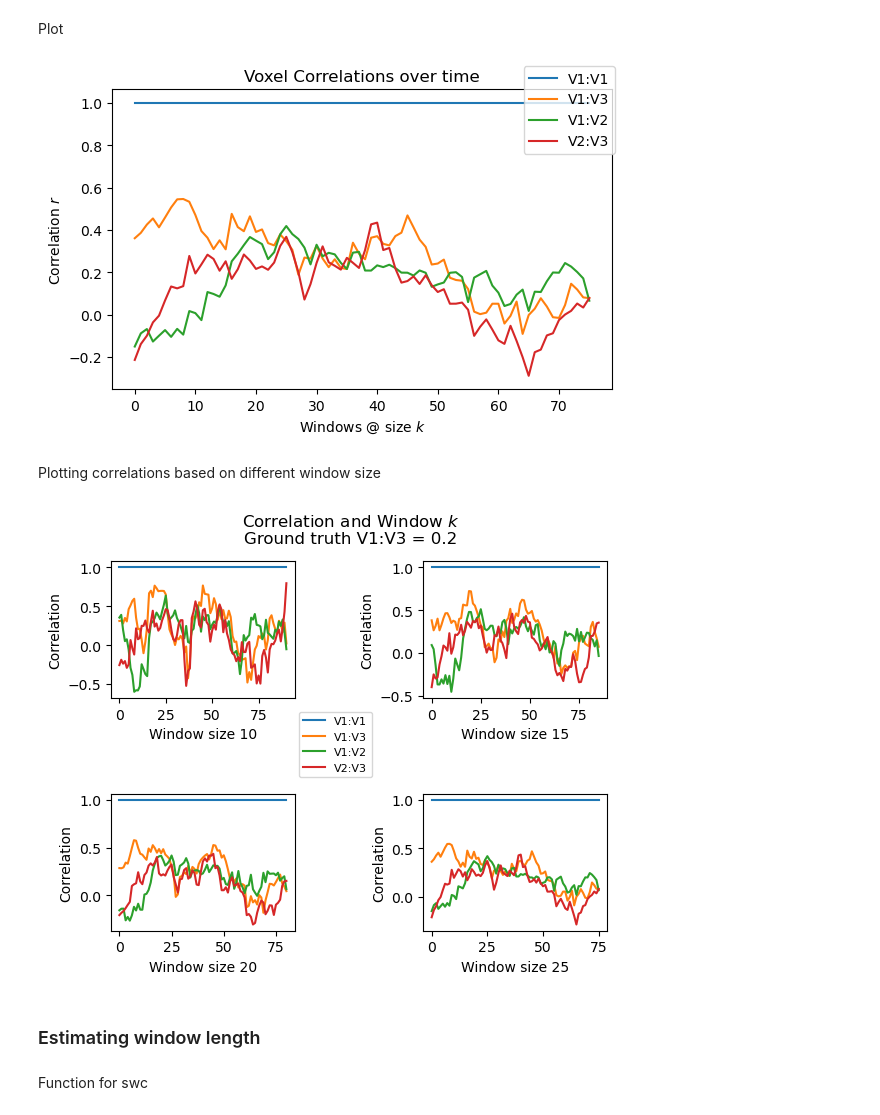
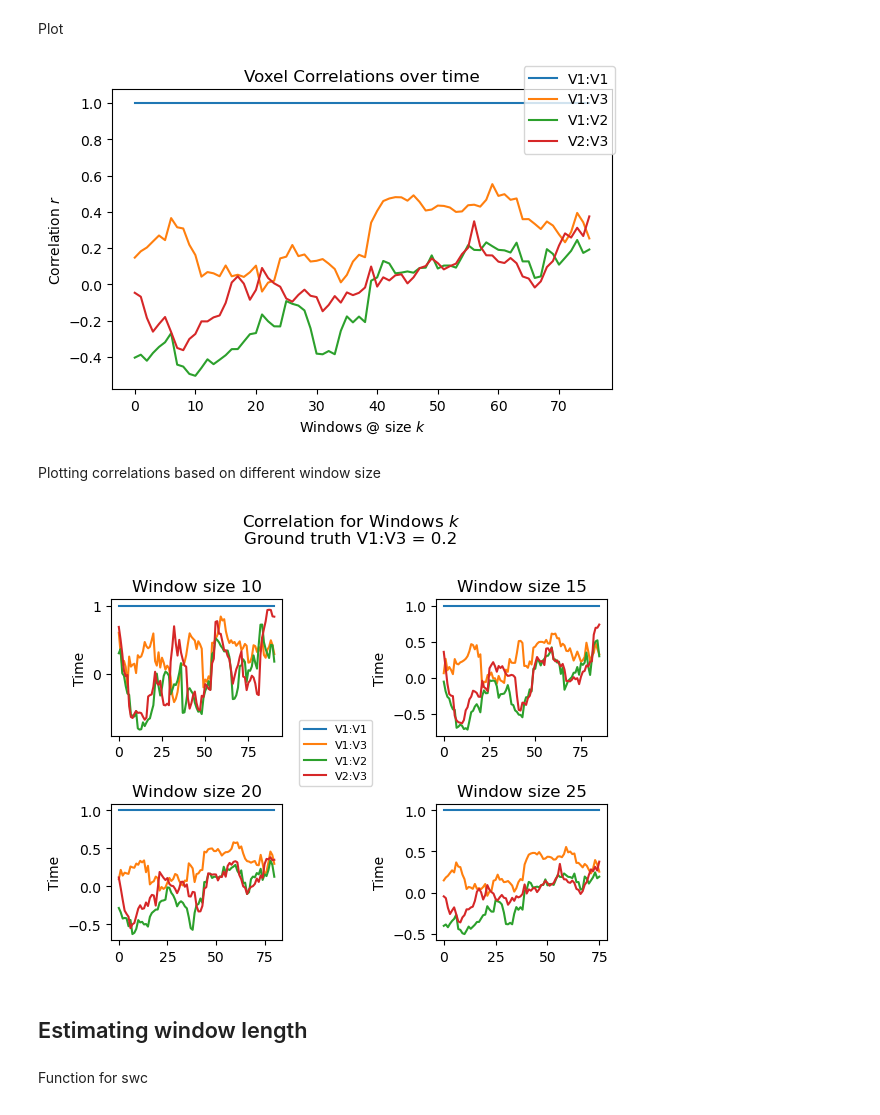
Before and after one commit to w-decker/SNL23_plots, a Jupyter notebook: plotting.ipynb, the cells around one changed output. Drawn from its saved outputs; the diff is of its cells as text; code cells hidden in the pictures.

Commit message:
udpates --> new method for ground truth corr. w/ `numpy.multivariate_normal() --> Update aesthetics for corrs of diff window sizes --> Added surface plot code --> Cleaned up markdown

```diff
--- a/plotting.ipynb
+++ b/plotting.ipynb
@@ -39,10 +37,22 @@ timeseries = np.zeros((voxels, timpts))
 
 for i in range(voxels):
     # random activity
-    vals = np.random.uniform(0.1, 0.2, timpts)
+    vals = np.random.uniform(-1, 1, timpts)
 
     timeseries[i, :] = vals
 
 # embed ground truth
-gt = 0.2
-timeseries[0, :] = gt * timeseries[2, :] + np.sqrt(1 - gt**2) * timeseries[0, :]
+gt = 0.2 # set ground truth
+cov_matrix = np.array([[1, gt], [gt, 1]]) # create covariance matrix
+d = np.random.multivariate_normal([0, 0], cov_matrix, timpts).T # add in desired ground truth
+
+# append to timeseries
+timeseries[0, :] = d[0]
+timeseries[2, :] = d[1]
+
+# print correlation
+v1 = timeseries[0,:]
+v3 = timeseries[2,:]
+r = np.corrcoef(v1, v3)[0, 1]
+
+print(f'The emperical correlation is %.2f' % r)
@@ -93,7 +105,7 @@ axes = fig.add_axes([0, 0, 1, 1])
 axes.set_xlabel('Time')
 axes.set_yticks([])
 axes.set_title('3 Voxel Timeseries')
-axes.set_ylim(0, 0.23)
+axes.set_ylim(-5, 3)
 
 # plot timeseries
 for i in range(voxels):
@@ -149,7 +161,7 @@ ax.set_xlabel(f'Windows @ size $k$')
 
 fig.show()
 # %% [output]
-[figure, old version]
+[figure, new version]
 # %% [markdown]
 Plotting correlations based on different window size
 # %%
@@ -181,40 +193,42 @@ for w in k:
     v1_v2 = []
     v2_v3 = []
     for i in range(len(corr_obj)):
         v1_v1.append(corr_obj[i][0][0])
         v1_v3.append(corr_obj[i][0][2])
         v1_v2.append(corr_obj[i][0][1])
         v2_v3.append(corr_obj[i][1][2])
 
     # Grabbing k for the plot
     ax_row = (k.index(w)) // 2
     ax_col = (k.index(w)) % 2
 
     # plotting
     ax[ax_row, ax_col].plot(v1_v1, label='V1:V1')
     ax[ax_row, ax_col].plot(v1_v3, label='V1:V3')
     ax[ax_row, ax_col].plot(v1_v2, label='V1:V2')
     ax[ax_row, ax_col].plot(v2_v3, label='V2:V3')
 
 
 # Add labels and legend
 for i in range(2):
     for j in range(2):
-        ax[i, j].set_xlabel(f'Window size {k[i*2 +j] }')
+        ax[i, j].title.set_text(f'Window size {k[i*2 +j] }')
         ax[i, j].set_ylabel('Correlation')
+        ax[i, j].set_ylabel('Time')
+
 
 # add some more things to plot
-fig.subplots_adjust(hspace=0.7, wspace=0.7)
+fig.subplots_adjust(hspace=0.5, wspace=0.9,top=.8, bottom=0.09)
 handles, labels = plt.gca().get_legend_handles_labels()
-fig.legend(handles, labels, loc=(0.45, 0.43), fontsize=8)
+fig.legend(handles, labels, loc=(0.45, 0.40), fontsize=8)
 
-fig.suptitle(f'Correlation and Window $k$\nGround truth V1:V3 = 0.2')
+fig.suptitle(f'Correlation for Windows $k$\nGround truth V1:V3 = 0.2')
 
 fig.savefig('corrswindsize.png', dpi=300)
 # %% [output]
-[figure, old version]
+[figure, new version]
 # %% [markdown]
-### Estimating window length
+## Estimating window length
 # %% [markdown]
 Function for swc
 # %%
```
Also changed, not shown: parts of 21 cells of this notebook.
